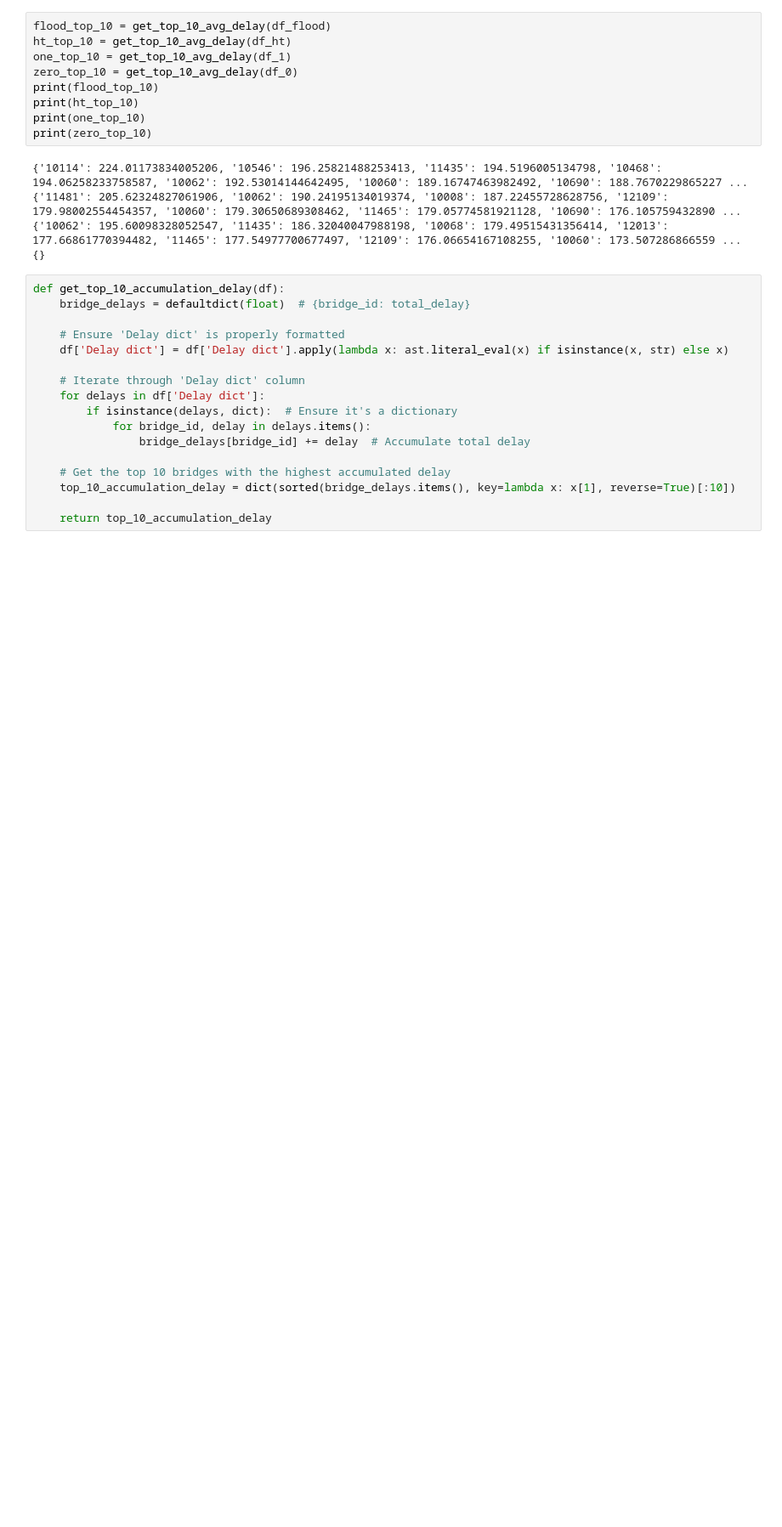
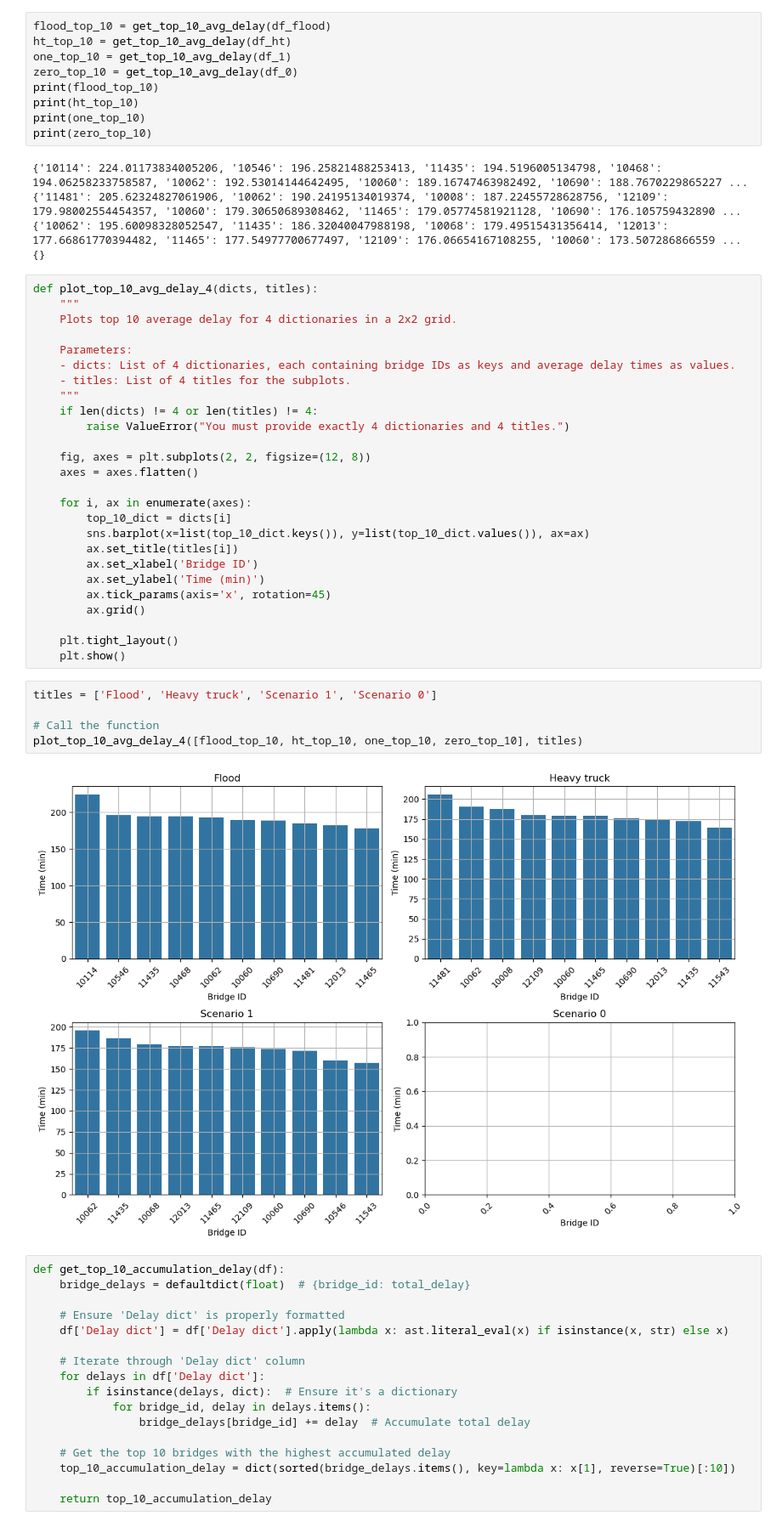
Before and after one commit to daniela1998/Advanced-Simulation-Assignments, a Jupyter notebook: Assignment 4/EPA1352-G16-A4-data scraping/notebook/Vulnerability analyses.ipynb, the cells around one changed output. Shown at 85% size. Cells and saved outputs as stored; diff of their text form; blank space fills up the shorter version.

```diff
--- a/Assignment 4/EPA1352-G16-A4-data scraping/notebook/Vulnerability analyses.ipynb
+++ b/Assignment 4/EPA1352-G16-A4-data scraping/notebook/Vulnerability analyses.ipynb
@@ -155,6 +157,39 @@ print(zero_top_10)
 {'11481': 205.62324827061906, '10062': 190.24195134019374, '10008': 187.22455728628756, '12109': 179.98002554454357, '10060': 179.30650689308462, '11465': 179.05774581921128, '10690': 176.105759432890 ...
 {'10062': 195.60098328052547, '11435': 186.32040047988198, '10068': 179.49515431356414, '12013': 177.66861770394482, '11465': 177.54977700677497, '12109': 176.06654167108255, '10060': 173.507286866559 ...
 {}
+# %%
+def plot_top_10_avg_delay_4(dicts, titles):
+    """
+    Plots top 10 average delay for 4 dictionaries in a 2x2 grid.
+
+    Parameters:
+    - dicts: List of 4 dictionaries, each containing bridge IDs as keys and average delay times as values.
+    - titles: List of 4 titles for the subplots.
+    """
+    if len(dicts) != 4 or len(titles) != 4:
+        raise ValueError("You must provide exactly 4 dictionaries and 4 titles.")
+
+    fig, axes = plt.subplots(2, 2, figsize=(12, 8))
+    axes = axes.flatten()
+
+    for i, ax in enumerate(axes):
+        top_10_dict = dicts[i]
+        sns.barplot(x=list(top_10_dict.keys()), y=list(top_10_dict.values()), ax=ax)
+        ax.set_title(titles[i])
+        ax.set_xlabel('Bridge ID')
+        ax.set_ylabel('Time (min)')
+        ax.tick_params(axis='x', rotation=45)
+        ax.grid()
+
+    plt.tight_layout()
+    plt.show()
+# %%
+titles = ['Flood', 'Heavy truck', 'Scenario 1', 'Scenario 0']
+
+# Call the function
+plot_top_10_avg_delay_4([flood_top_10, ht_top_10, one_top_10, zero_top_10], titles)
+# %% [output]
+[figure, added]
 # %%
 def get_top_10_accumulation_delay(df):
     bridge_delays = defaultdict(float)  # {bridge_id: total_delay}
```
Also changed, not shown: parts of 4 cells of this notebook.
